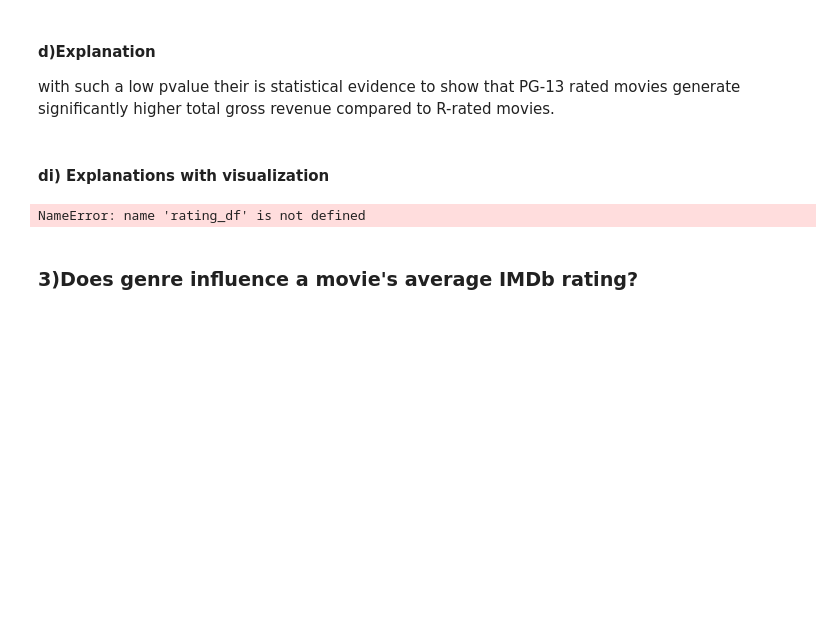
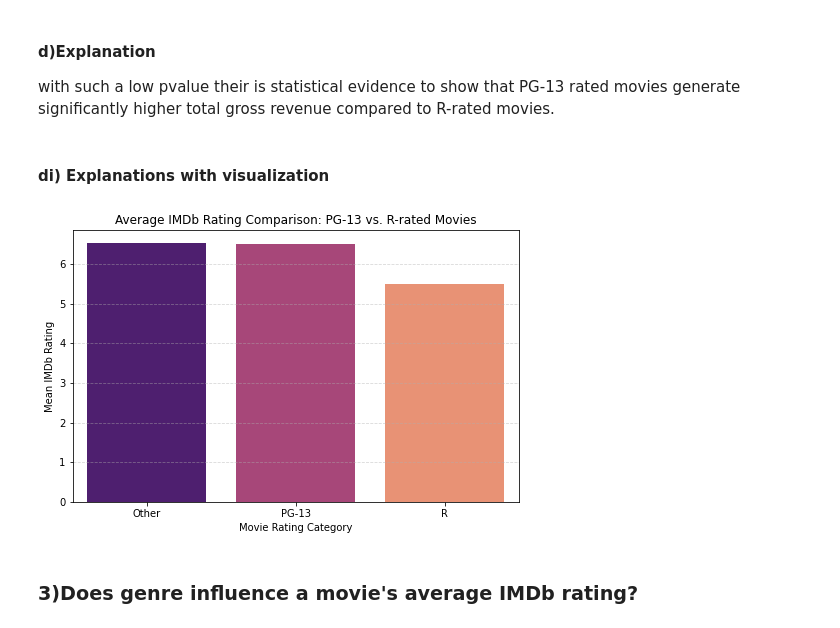
Before and after one commit to Patricknmaina/dsc-phase-2-project, a Jupyter notebook: hypothesis.ipynb, the cells around one changed output. Cells and saved outputs as stored; diff of their text form; code cells hidden in the pictures; blank space fills up the shorter version.

```diff
--- a/hypothesis.ipynb
+++ b/hypothesis.ipynb
@@ -122,20 +122,32 @@ with such a low pvalue their is statistical evidence to show that PG-13 rated mo
 # %% [markdown]
 #### di) Explanations with visualization
 # %%
-# Calculate mean ratings
-mean_ratings = rating_df.groupby("rating_category")["average_rating"].mean()
+import numpy as np
+import pandas as pd
+import matplotlib.pyplot as plt
+import seaborn as sns
 
-# Plot
+# Load cleaned dataset
+movie_df = pd.read_csv("data/cleaned_data/cleaned_movie_dataset.csv")
+
+#create rating category
+movie_df["rating_category"] = movie_df["average_rating"].apply(
+    lambda x: "PG-13" if 6 <= x <= 7 else "R" if 5 <= x < 6 else "Other"
+)
+#calculate mean imdb ratings for each category
+mean_ratings = movie_df.groupby("rating_category")["average_rating"].mean()
+
+#create a bar chat for visualization
 plt.figure(figsize=(8, 5))
 sns.barplot(x=mean_ratings.index, y=mean_ratings.values, palette="magma")
 
 plt.title("Average IMDb Rating Comparison: PG-13 vs. R-rated Movies")
 plt.xlabel("Movie Rating Category")
 plt.ylabel("Mean IMDb Rating")
 plt.grid(axis="y", linestyle="--", alpha=0.5)
 plt.show()
 # %% [output]
-NameError: name 'rating_df' is not defined
+[figure, added]
 # %% [markdown]
 ### 3)Does genre influence a movie's average IMDb rating?
 # %% [markdown]
```
